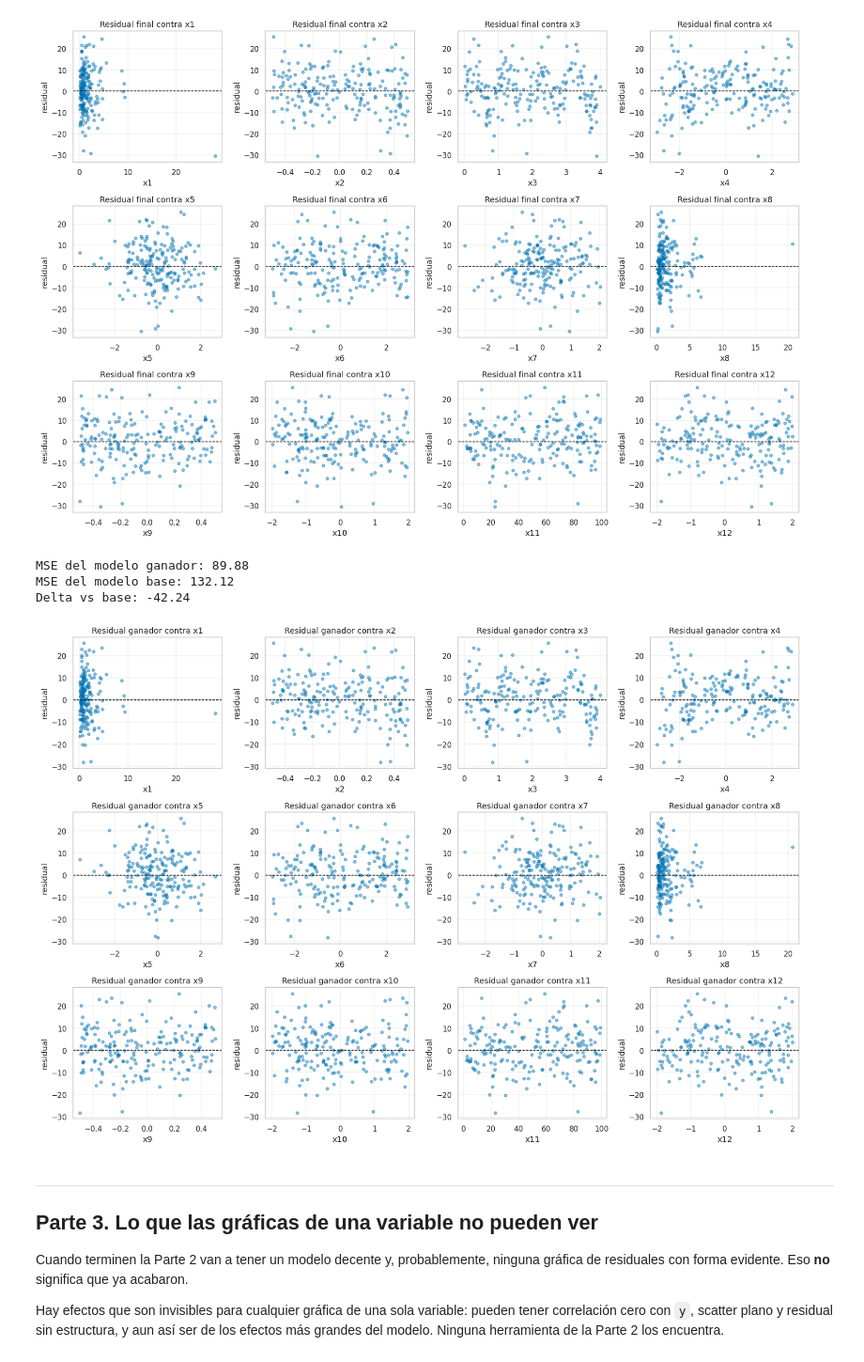
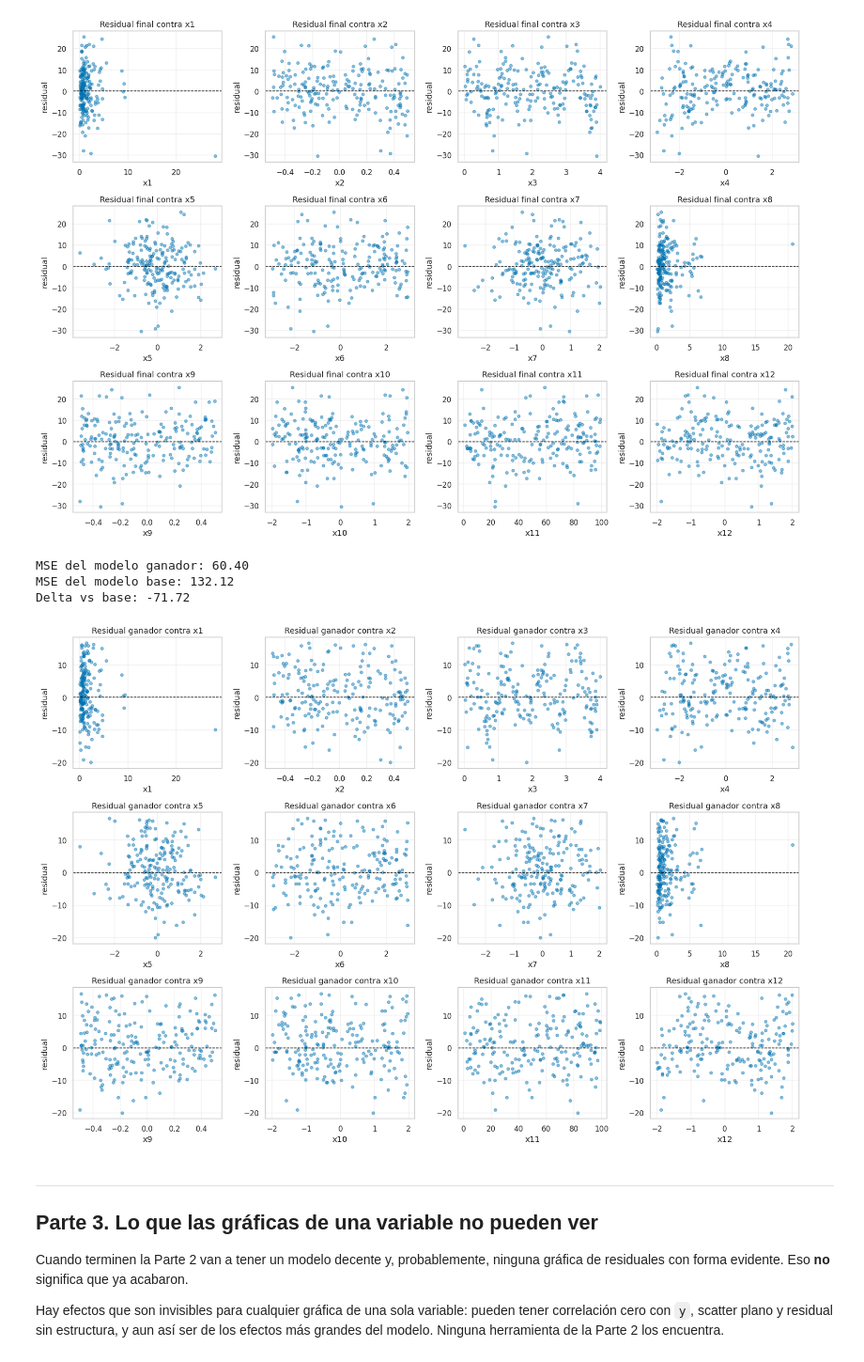
Before and after one commit to nasaul/mineria_datos, a Jupyter notebook: tareas/tarea_01_aproximacion_funcion.ipynb, the cells around one changed output. Shown at 94% size. Cells and saved outputs as stored; diff of their text form; code cells hidden in the pictures.

Commit message:
Mejoro modelo con nuevas interacciones

```diff
--- a/tareas/tarea_01_aproximacion_funcion.ipynb
+++ b/tareas/tarea_01_aproximacion_funcion.ipynb
@@ -517,37 +517,41 @@ MSE del modelo base: 132.12
 Delta vs base: -36.58
 [figure]
 # %%
-# Modelo ganador de la exploracion, con la mejor adicion encontrada.
+# Modelo ganador de la exploracion, con las interacciones seleccionadas por rondas.
 MI_MODELO_GANADOR = {
     "x10_sq": lambda d: d["x10"] ** 2,
     "exp_neg_x1": lambda d: np.exp(-d["x1"]),
     "x4_cube": lambda d: d["x4"] ** 3,
     "inter_x4_x3": lambda d: d["x4"] * d["x3"],
     "inter_x11_x3": lambda d: d["x11"] * d["x3"],
     "sqrt_x11": lambda d: np.sqrt(d["x11"]),
+    "inter_x2_x4": lambda d: d["x2"] * d["x4"],
+    "inter_x10_x12": lambda d: d["x10"] * d["x12"],
+    "inter_x6_x12": lambda d: d["x6"] * d["x12"],
+    "inter_x5_x12": lambda d: d["x5"] * d["x12"],
 }
 
 modelo_ganador, mse_ganador, residuales_ganador, _ = ajusta(MI_MODELO_GANADOR)
 print(f"MSE del modelo ganador: {mse_ganador:.2f}")
 print(f"MSE del modelo base: {mse_baseline:.2f}")
 print(f"Delta vs base: {mse_ganador - mse_baseline:.2f}")
 
 fig, ejes = plt.subplots(3, 4, figsize=(16, 11))
 for eje, variable in zip(ejes.flat, VARIABLES):
     eje.scatter(X_val[variable], residuales_ganador, alpha=0.45, s=18)
     eje.axhline(0, color="black", linestyle="--", linewidth=1)
     eje.set_title(f"Residual ganador contra {variable}")
     eje.set_xlabel(variable)
     eje.set_ylabel("residual")
     eje.grid(True, alpha=0.3)
 
 fig.tight_layout()
 plt.show()
 # %% [output]
-MSE del modelo ganador: 89.88
+MSE del modelo ganador: 60.40
 MSE del modelo base: 132.12
-Delta vs base: -42.24
+Delta vs base: -71.72
-[figure, old version]
+[figure, new version]
 # %% [markdown]
 ---
 ## Parte 3. Lo que las gráficas de una variable no pueden ver
```
Also changed, not shown: parts of 5 cells of this notebook, 1 other file.
